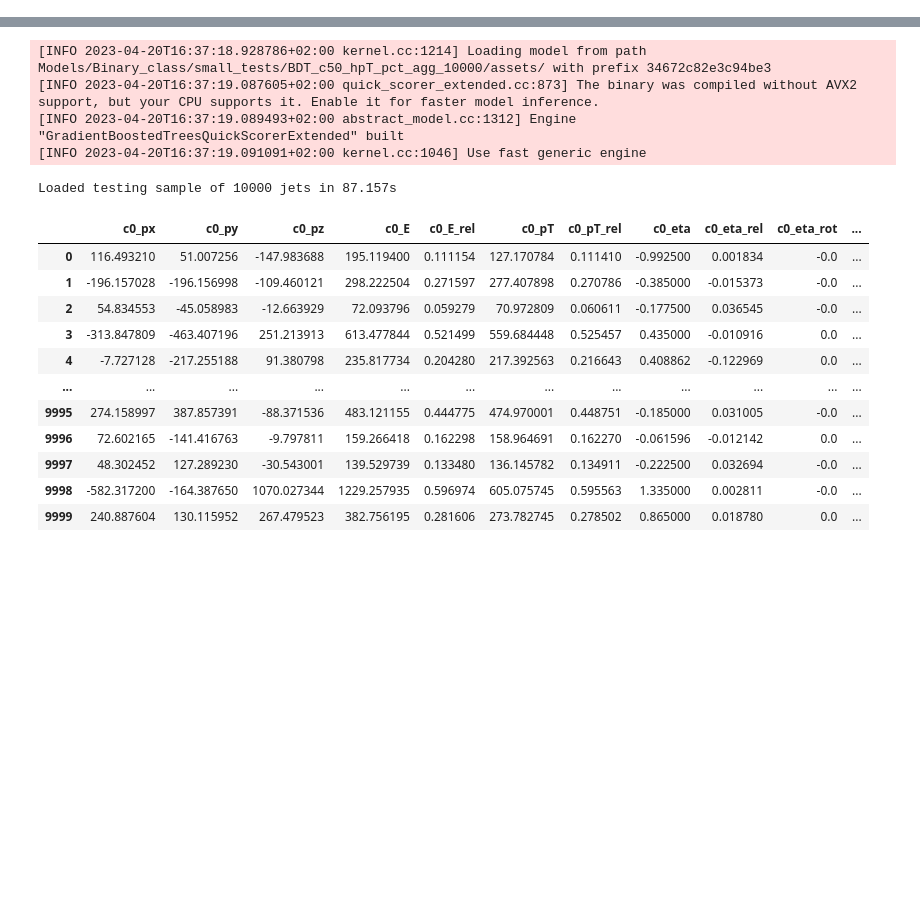
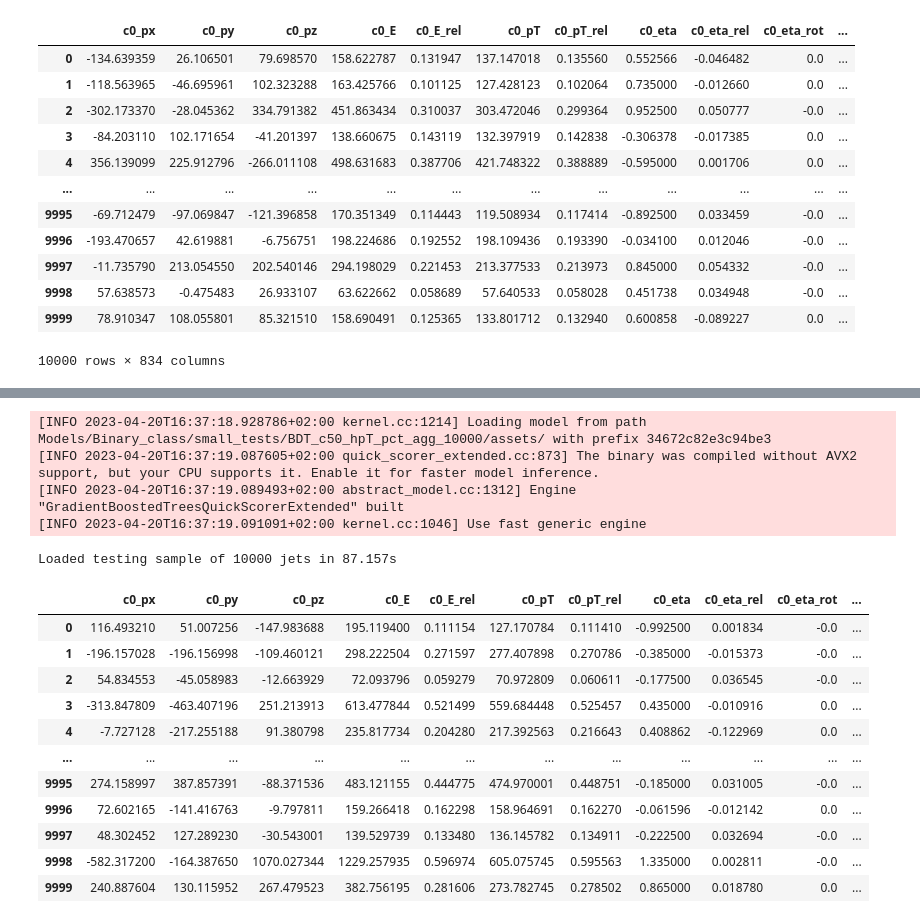
Before and after one commit to andygoliver/Masters_BDT, a Jupyter notebook: test_scripts/evaluation_test.ipynb, the cells around one changed output, grey strips where cells are left out. Cells and saved outputs as stored; diff of their text form; code cells hidden in the pictures; blank space fills up the shorter version.

```diff
--- a/test_scripts/evaluation_test.ipynb
+++ b/test_scripts/evaluation_test.ipynb
@@ -10,7 +10,7 @@ import time
 To enable them in other operations, rebuild TensorFlow with the appropriate compiler flags.
 # %%
 test_starting_time = time.time()
-test_df = pd.read_csv('../Data/binary_class/jet_images_c50_sort_hpT_pct_agg_test.csv', nrows = 10000)
+test_df = pd.read_csv('../../Data/binary_class/jet_images_c50_sort_hpT_pct_agg_test.csv', nrows = 10000)
 test_load_time = time.time()-test_starting_time
 print(f'Loaded testing sample of {len(test_df)} jets in {test_load_time:.3f}s')
 
@@ -19,0 +22,16 @@ Loaded testing sample of 10000 jets in 72.556s
+# %%
+test_df
+# %% [output]
+|  | c0_px | c0_py | c0_pz | c0_E | c0_E_rel | c0_pT | c0_pT_rel | c0_eta | c0_eta_rel | c0_eta_rot | ... |
+| 0 | -134.639359 | 26.106501 | 79.698570 | 158.622787 | 0.131947 | 137.147018 | 0.135560 | 0.552566 | -0.046482 | 0.0 | ... |
+| 1 | -118.563965 | -46.695961 | 102.323288 | 163.425766 | 0.101125 | 127.428123 | 0.102064 | 0.735000 | -0.012660 | 0.0 | ... |
+| 2 | -302.173370 | -28.045362 | 334.791382 | 451.863434 | 0.310037 | 303.472046 | 0.299364 | 0.952500 | 0.050777 | -0.0 | ... |
+| 3 | -84.203110 | 102.171654 | -41.201397 | 138.660675 | 0.143119 | 132.397919 | 0.142838 | -0.306378 | -0.017385 | 0.0 | ... |
+| 4 | 356.139099 | 225.912796 | -266.011108 | 498.631683 | 0.387706 | 421.748322 | 0.388889 | -0.595000 | 0.001706 | 0.0 | ... |
+| ... | ... | ... | ... | ... | ... | ... | ... | ... | ... | ... | ... |
+| 9995 | -69.712479 | -97.069847 | -121.396858 | 170.351349 | 0.114443 | 119.508934 | 0.117414 | -0.892500 | 0.033459 | -0.0 | ... |
+| 9996 | -193.470657 | 42.619881 | -6.756751 | 198.224686 | 0.192552 | 198.109436 | 0.193390 | -0.034100 | 0.012046 | -0.0 | ... |
+| 9997 | -11.735790 | 213.054550 | 202.540146 | 294.198029 | 0.221453 | 213.377533 | 0.213973 | 0.845000 | 0.054332 | -0.0 | ... |
+| 9998 | 57.638573 | -0.475483 | 26.933107 | 63.622662 | 0.058689 | 57.640533 | 0.058028 | 0.451738 | 0.034948 | -0.0 | ... |
+| 9999 | 78.910347 | 108.055801 | 85.321510 | 158.690491 | 0.125365 | 133.801712 | 0.132940 | 0.600858 | -0.089227 | 0.0 | ... |
+10000 rows × 834 columns
```
Also changed, not shown: parts of 6 cells of this notebook, 10 other files.
